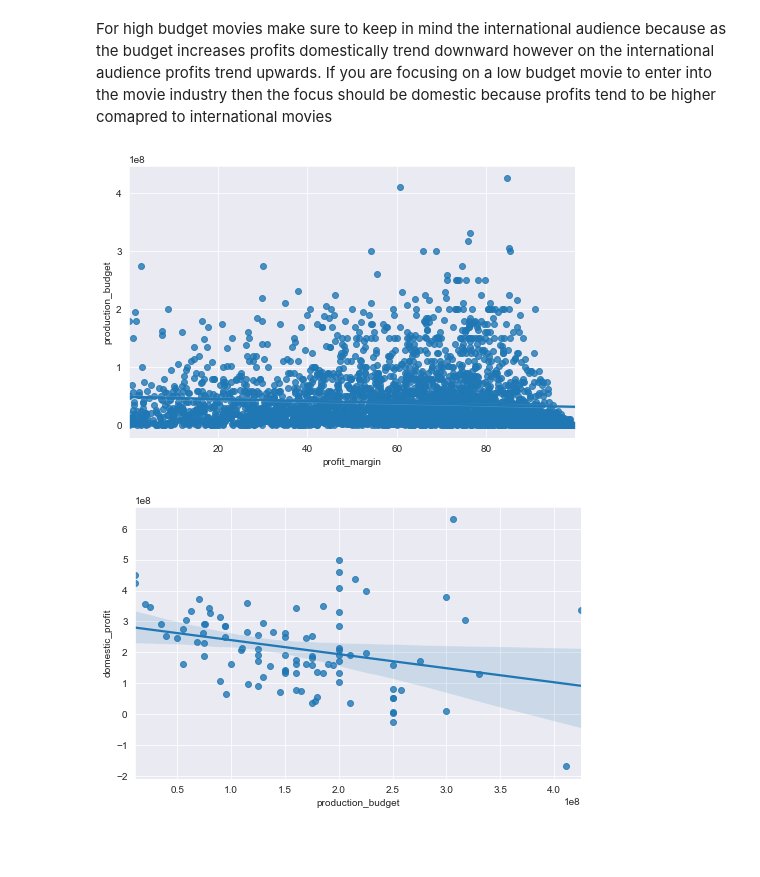
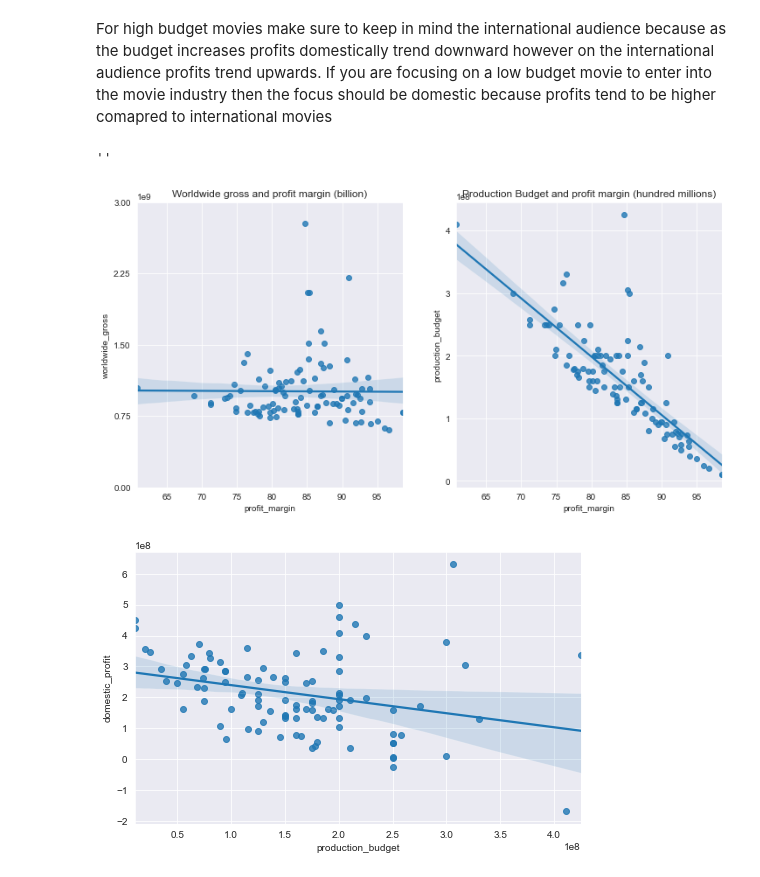
Before and after one commit to masonbatch/dsc-capstone, a Jupyter notebook: student.ipynb, the cells around one changed output. Saved outputs shown, nothing was run; the diff lists cells and outputs as text; code cells hidden in the pictures; blank space fills up the shorter version.

Commit message:
redo profit margin visual with only top 100 by total profit

```diff
--- a/student.ipynb
+++ b/student.ipynb
@@ -352,18 +352,30 @@ Within the movie budgets data frame we created new column to represent the profi
 # %% [markdown]
 For high budget movies make sure to keep in mind the international audience because as the budget increases profits domestically trend downward however on the international audience profits trend upwards. If you are focusing on a low budget movie to enter into the movie industry then the focus should be domestic because profits tend to be higher comapred to international movies
 # %%
-pm = movie_budgets.copy()
+# This plot is visualizing the profit margin calculated using worldwide gross
+
+pm = top_100.copy()
 pm = pm.loc[pm['worldwide_gross'] > 0]
 
 pm['profit_margin'] = (pm['worldwide_gross'] - pm['production_budget']) / pm['worldwide_gross'] * 100
 pm = pm.loc[pm['profit_margin'] > 0]
 
 sns.set_style("darkgrid")
 
-fig, ax = plt.subplots(figsize=(8,5))
-sns.regplot(data = pm, x = "profit_margin" , y = "production_budget", ax=ax);
+fig, (ax1, ax2) = plt.subplots(figsize=(12,6), ncols = 2)
+sns.regplot(data = pm, x = "profit_margin" , y = "worldwide_gross", ax=ax1);
+sns.regplot(data = pm, x = "profit_margin" , y = "production_budget", ax=ax2);
+
+ww_ticks = np.linspace(0, 3*10**9, 5)
+pb_ticks = np.linspace(0, 4*10**8, 5)
+ax1.set_yticks(ww_ticks)
+ax2.set_yticks(pb_ticks)
+ax1.set_title("Worldwide gross and profit margin (billion)")
+ax2.set_title("Production Budget and profit margin (hundred millions)")
+;
 # %% [output]
+''
-[figure, old version]
+[figure, new version]
 # %%
 profit_df = movie_budgets.sort_values(by = 'total_profit', ascending = False)
 top_100 = profit_df.head(100)
```
